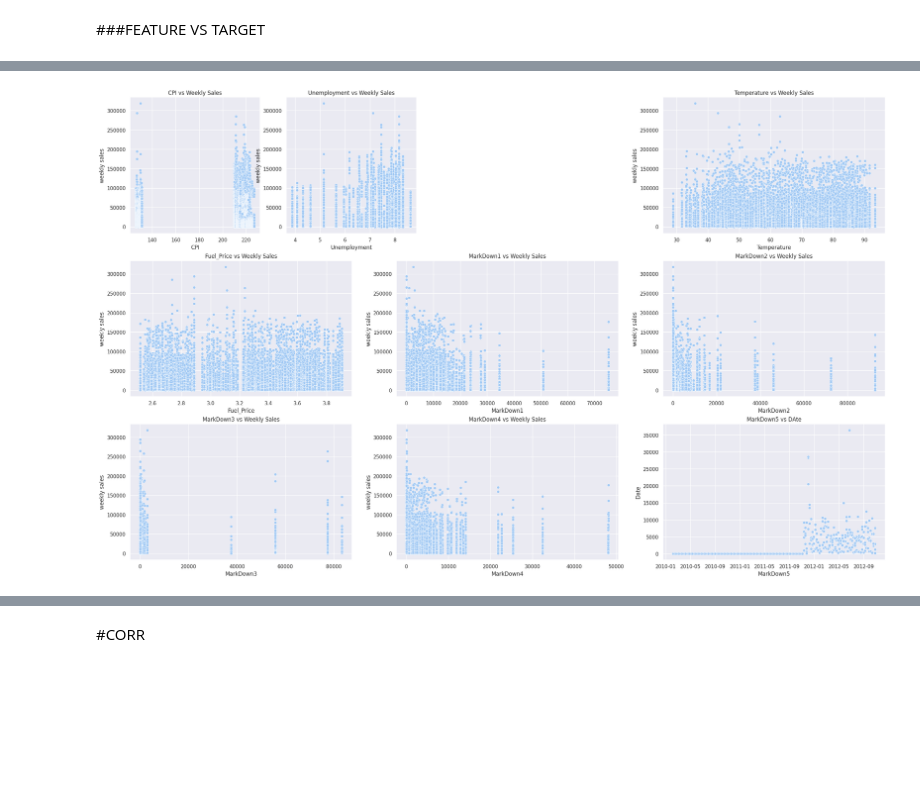
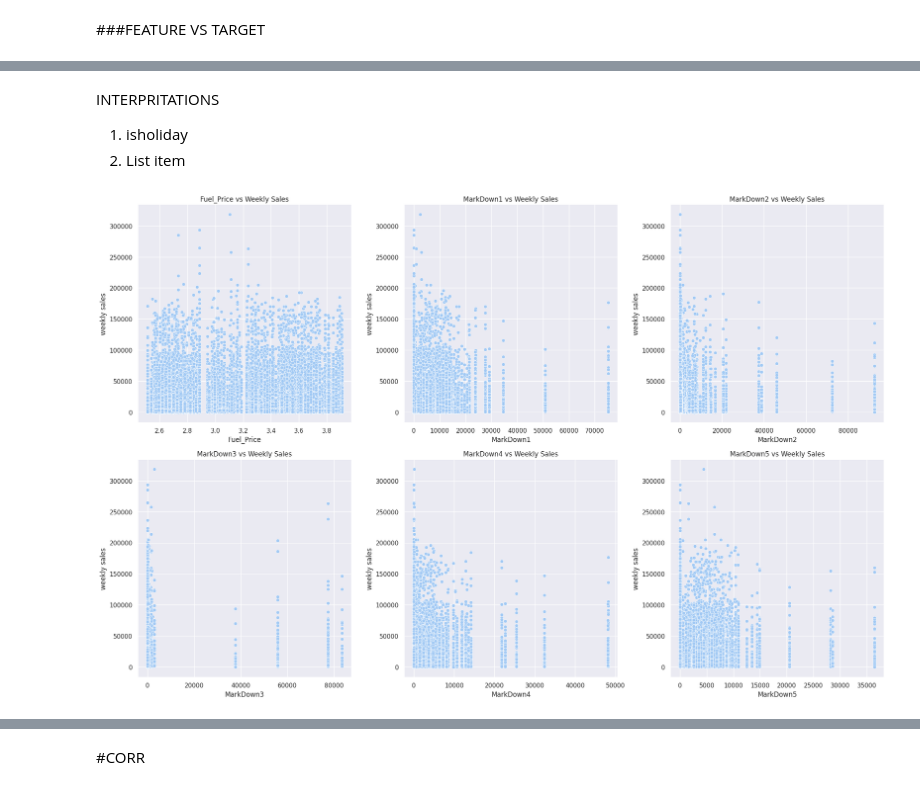
Before and after one commit to Swathi-Thandavarayan/STORE-DATA-PREDICTION, a Jupyter notebook: STORE_DATA_PREDICTION.ipynb, the cells around one changed output, grey strips where cells are left out. Cells and saved outputs as stored; diff of their text form; code cells hidden in the pictures; blank space fills up the shorter version.

```diff
--- a/STORE_DATA_PREDICTION.ipynb
+++ b/STORE_DATA_PREDICTION.ipynb
@@ -656,26 +817,13 @@ plt.tight_layout()
+# %% [markdown]
+INTERPRITATIONS
+
+
+1.   isholiday
+2.   List item
 # %%
 sns.set_theme(style='darkgrid',palette='pastel')
 
-plt.figure(figsize=(30,25))
-
-plt.subplot(431)
-sns.barplot(x = 'Store',y = 'Weekly_Sales', data=stores_data, order = stores_data.groupby('Store')['Weekly_Sales'].mean().reset_index().sort_values('Weekly_Sales')['Store'])
-plt.xlabel('Store')
-plt.ylabel('weekly sales')
-plt.title('Store vs Weekly sales ')
-
-plt.subplot(432)
-sns.scatterplot(x = 'Date',y = 'Weekly_Sales', data = stores_data)
-plt.xlabel('Store')
-plt.ylabel('Weekly sales')
-plt.title('Date vs Weekly sales')
-
-
-plt.subplot(433)
-sns.scatterplot(x = 'Temperature',y = 'Weekly_Sales', data = stores_data)
-plt.xlabel('Temperature')
-plt.ylabel('weekly sales')
-plt.title('Temperature vs Weekly Sales')
+plt.figure(figsize=(20,25))
 
 plt.subplot(434)
 sns.scatterplot(x = 'Fuel_Price',y = 'Weekly_Sales', data = stores_data)
@@ -689,46 +837,33 @@ plt.xlabel('MarkDown1')
 plt.ylabel('weekly sales')
 plt.title('MarkDown1 vs Weekly Sales')
 
 plt.subplot(436)
 sns.scatterplot(x = 'MarkDown2',y = 'Weekly_Sales', data = stores_data)
 plt.xlabel('MarkDown2')
 plt.ylabel('weekly sales')
 plt.title('MarkDown2 vs Weekly Sales')
 
 plt.subplot(437)
 sns.scatterplot(x = 'MarkDown3',y = 'Weekly_Sales', data = stores_data)
 plt.xlabel('MarkDown3')
 plt.ylabel('weekly sales')
 plt.title('MarkDown3 vs Weekly Sales')
 
 plt.subplot(438)
 sns.scatterplot(x = 'MarkDown4',y = 'Weekly_Sales', data = stores_data)
 plt.xlabel('MarkDown4')
 plt.ylabel('weekly sales')
 plt.title('MarkDown4 vs Weekly Sales')
 
-
 plt.subplot(439)
-sns.scatterplot(x = 'Date',y = 'MarkDown5', data = stores_data)
+sns.scatterplot(x = 'MarkDown5',y = 'Weekly_Sales', data = stores_data)
 plt.xlabel('MarkDown5')
-plt.ylabel('Date')
-plt.title('MarkDown5 vs DAte')
-
-plt.subplot(441)
-sns.scatterplot(x = 'CPI',y = 'Weekly_Sales', data = stores_data)
-plt.xlabel('CPI')
 plt.ylabel('weekly sales')
-plt.title('CPI vs Weekly Sales')
-
-plt.subplot(442)
-sns.scatterplot(x = 'Unemployment',y = 'Weekly_Sales', data = stores_data)
-plt.xlabel('Unemployment')
-plt.ylabel('weekly sales')
-plt.title('Unemployment vs Weekly Sales')
+plt.title('MarkDown5 vs Weekly Sales')
 
 
 
 plt.tight_layout()
 plt.show()
 # %% [output]
-[figure, old version]
+[figure, new version]
```
Also changed, not shown: parts of 18 cells of this notebook.
